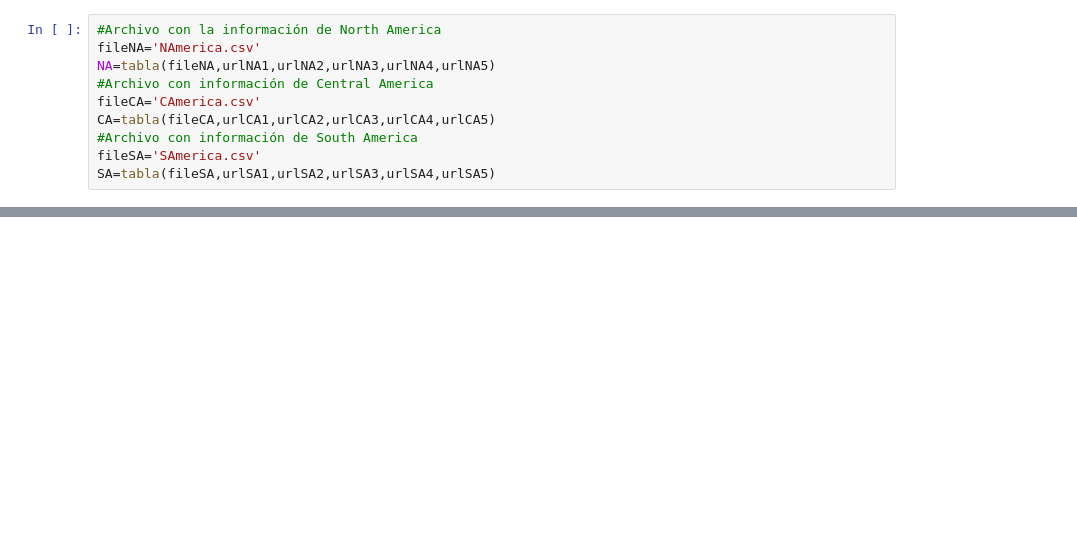
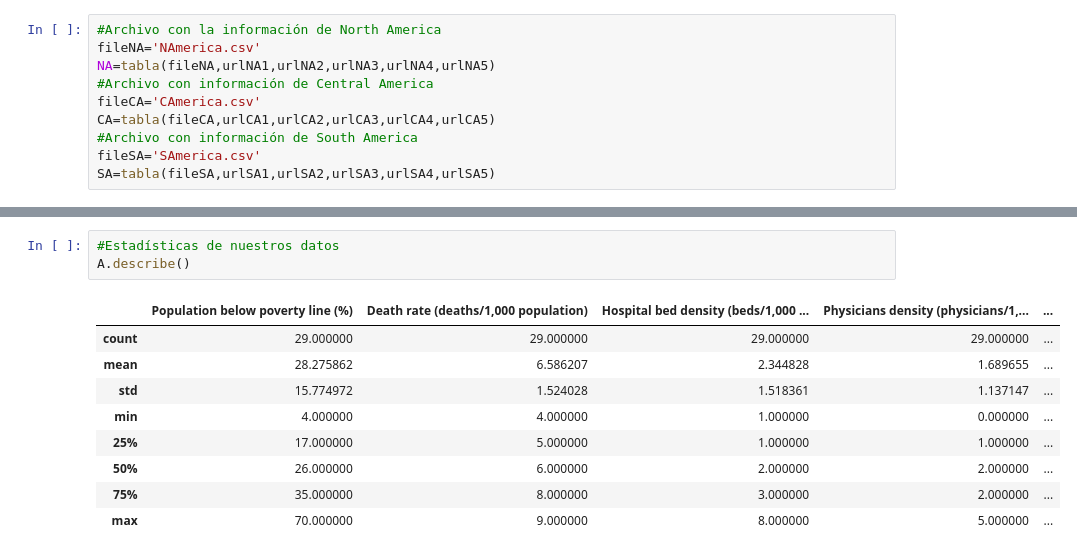
Before and after one commit to DCIDA2019/dcida2020ii-JJRamirezR, a Jupyter notebook: Sep11/EstDescriptiva.ipynb, the cells around one changed output, grey strips where cells are left out. Saved outputs shown, nothing was run; the diff lists cells and outputs as text; blank space fills up the shorter version.

```diff
--- a/Sep11/EstDescriptiva.ipynb
+++ b/Sep11/EstDescriptiva.ipynb
@@ -96,0 +108,13 @@ A
+# %%
+#Estadísticas de nuestros datos
+A.describe()
+# %% [output]
+|  | Population below poverty line (%) | Death rate (deaths/1,000 population) | Hospital bed density (beds/1,000 ... | Physicians density (physicians/1,... | ... |
+| count | 29.000000 | 29.000000 | 29.000000 | 29.000000 | ... |
+| mean | 28.275862 | 6.586207 | 2.344828 | 1.689655 | ... |
+| std | 15.774972 | 1.524028 | 1.518361 | 1.137147 | ... |
+| min | 4.000000 | 4.000000 | 1.000000 | 0.000000 | ... |
+| 25% | 17.000000 | 5.000000 | 1.000000 | 1.000000 | ... |
+| 50% | 26.000000 | 6.000000 | 2.000000 | 2.000000 | ... |
+| 75% | 35.000000 | 8.000000 | 3.000000 | 2.000000 | ... |
+| max | 70.000000 | 9.000000 | 8.000000 | 5.000000 | ... |
```
Also changed, not shown: parts of 16 cells of this notebook.
